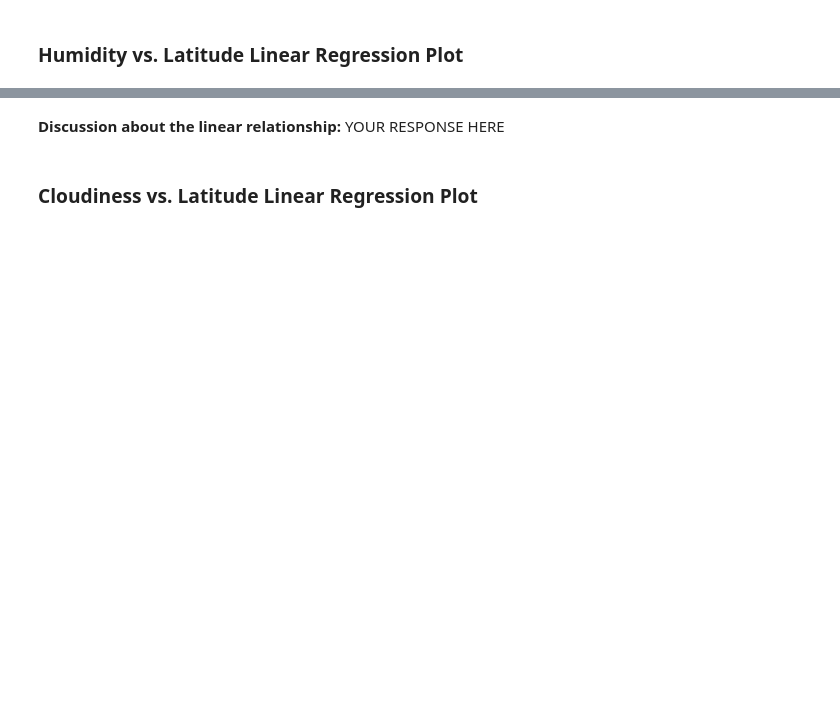
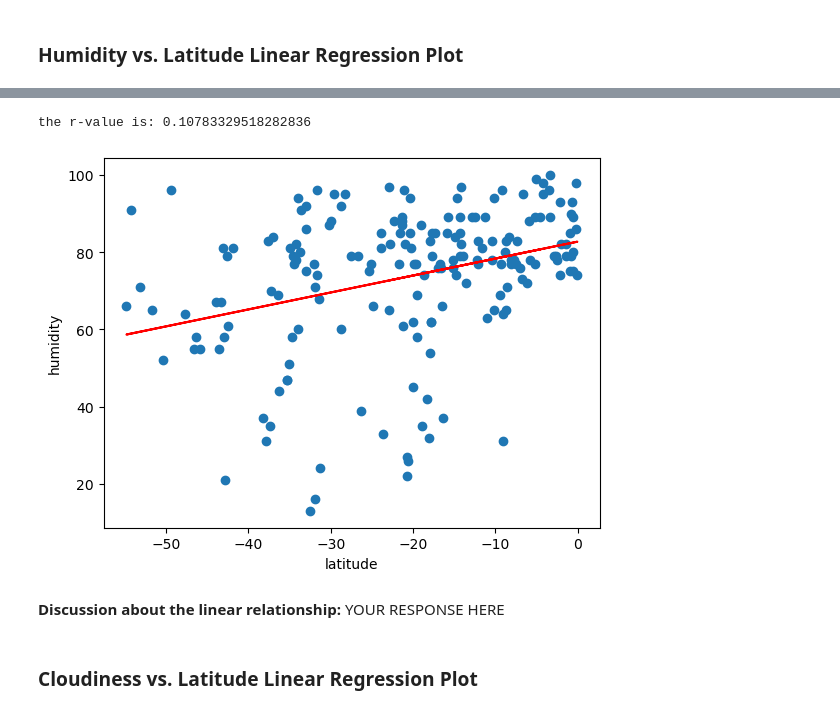
Before and after one commit to cassidysimmons/python-api-challenge, a Jupyter notebook: starter_code/WeatherPy.ipynb, the cells around one changed output, grey strips where cells are left out. Drawn from its saved outputs; the diff is of its cells as text; code cells hidden in the pictures; blank space fills up the shorter version.

```diff
--- a/starter_code/WeatherPy.ipynb
+++ b/starter_code/WeatherPy.ipynb
@@ -343,3 +351,12 @@ The r-value is: 0.0002808747046324607
+# %%
+# Southern Hemisphere
+lin_regress_plots(southern_hemi_df["Lat"], southern_hemi_df["Humidity"])
+plt.xlabel("latitude")
+plt.ylabel("humidity")
+plt.show()
+# %% [output]
+the r-value is: 0.10783329518282836
+[figure, added]
 # %% [markdown]
 **Discussion about the linear relationship:** YOUR RESPONSE HERE
 # %% [markdown]
```
Also changed, not shown: parts of 28 cells of this notebook.
